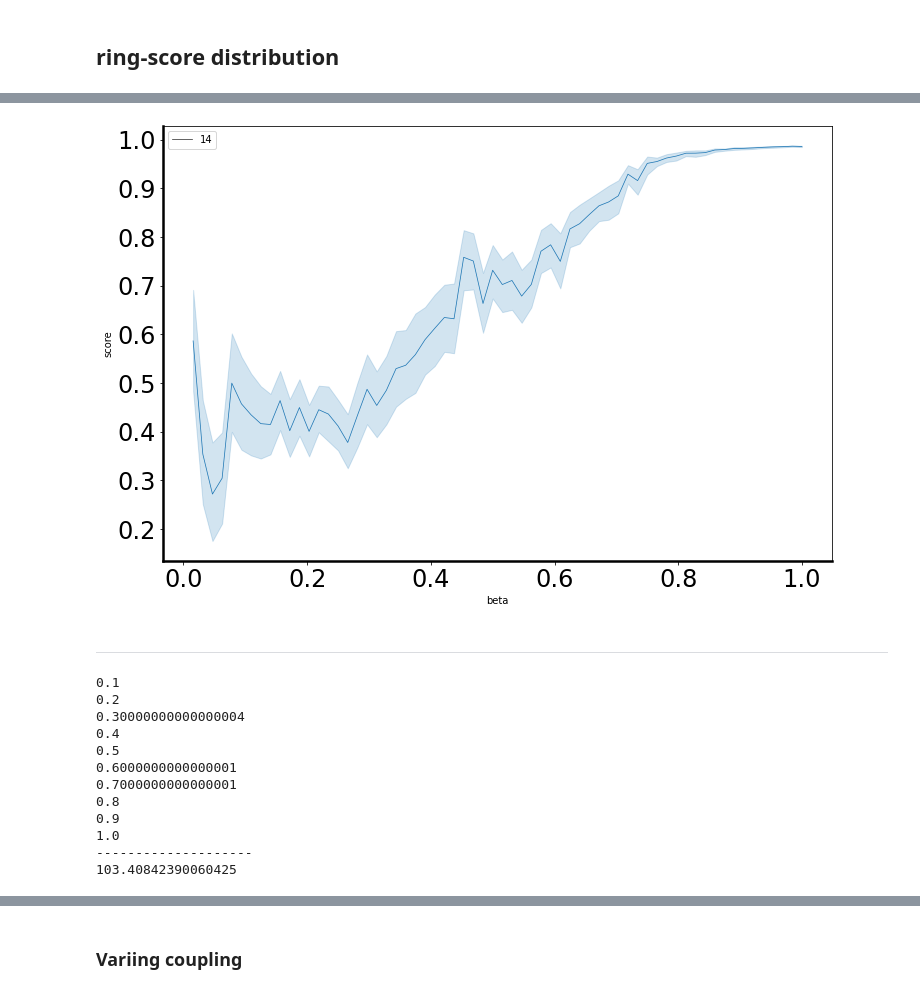
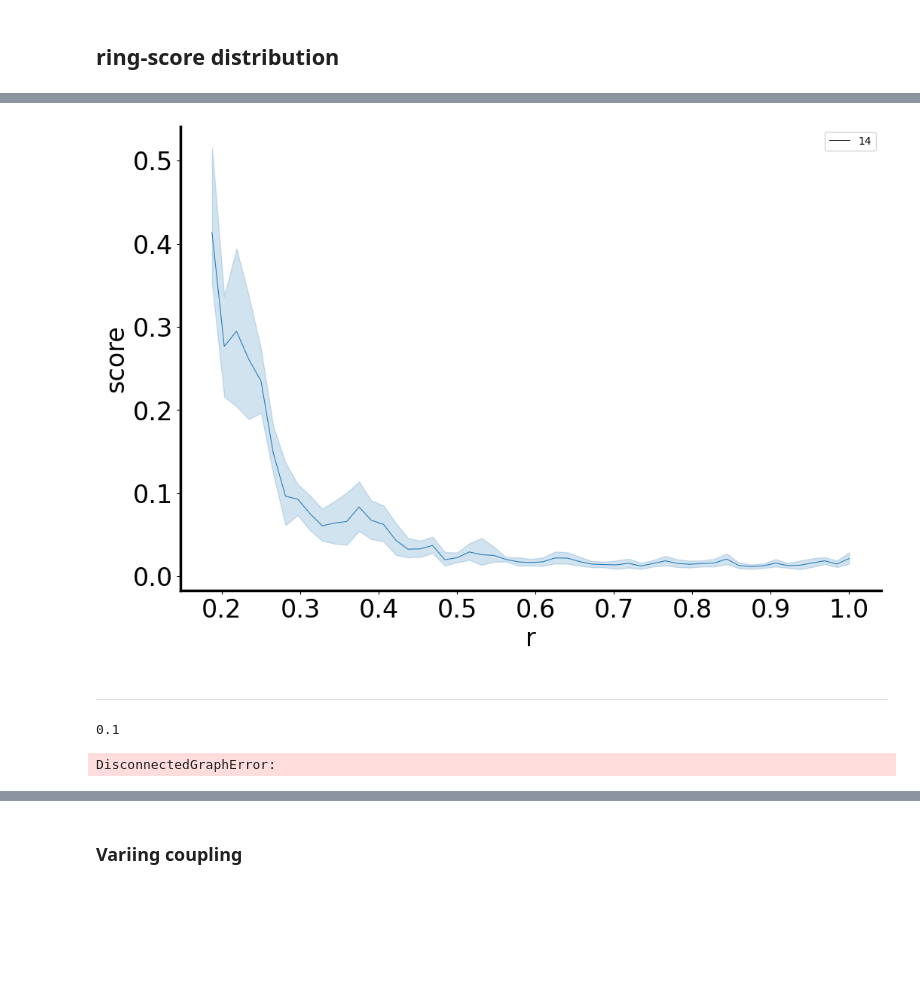
Before and after one commit to ClusterDuck123/ringity, a Jupyter notebook: doc/paper_figures/Fig3-network_model_parameters.ipynb, the cells around one changed output, grey strips where cells are left out. Drawn from its saved outputs; the diff is of its cells as text; code cells hidden in the pictures; blank space fills up the shorter version.

```diff
--- a/doc/paper_figures/Fig3-network_model_parameters.ipynb
+++ b/doc/paper_figures/Fig3-network_model_parameters.ipynb
@@ -17,16 +26,14 @@ from ringity.generators.utils.param_utils import rate_to_beta, beta_to_rate
 N = 2**9
 
 config_dict = {
-
-# MADE IT TO FIGURE
     'default' : {
-        'c' : 1,
+        'c' : 0.1,
         'r' : 0.25,
         'beta' : 1,
         'rho' : None,
     },
     'longerResponse' : {
-        'c' : 1,
+        'c' : 0.1,
         'r' : 0.375,
         'beta' : 1,
         'rho' : None,
@@ -38,7 +45,7 @@ config_dict = {
         'rho' : None,
     },
     'shorterDelay' : {
-        'c' : 1,
+        'c' : 0.1,
         'r' : 0.25,
         'beta' : 0.75,
         'rho' : None,
@@ -50,19 +57,19 @@ config_dict = {
         'rho' : 0.025,
     },
     'shorterResponse' : {
-        'c' : 1,
+        'c' : 0.1,
         'r' : 0.125,
         'beta' : 1,
         'rho' : None,
     },
     'evenLongerResponse' : {
-        'c' : 1,
+        'c' : 0.1,
         'r' : 0.75,
         'beta' : 1,
         'rho' : None,
     },
     'evenShorterDelay' : {
-        'c' : 1,
+        'c' : 0.1,
         'r' : 0.25,
         'beta' : 0.5,
         'rho' : None,
@@ -83,7 +90,7 @@ config_dict = {
 # %% [markdown]
 ## Default model
 # %%
-configuration = 'shorterDelay'
+configuration = 'longerResponse'
 
 kwargs = config_dict[configuration]
 # %%
@@ -164,7 +171,7 @@ rng.plot_nx(G, ax=ax, pos = spring_layout)
 # %% [markdown]
 ## ring-score distribution
 # %%
-n_ensemble = 2**6
+n_ensemble = 2**4
 n_arg_points = 2**6
 
 new_kwargs = {}
@@ -180,17 +187,12 @@ N = 2**8
 
 score = defaultdict(list)
 
-t1 = time.time()
-for arg in arg_list:
-    t2 = time.time()
-    print(arg, t2-t1)
-    for _ in range(n_ensemble):
-        G = rng.network_model(N = N, **new_kwargs, **{arg_name : arg})
-        try:
-            score[arg].append(rng.ring_score(G))
-        except rng.DisconnectedGraphError:
-            continue
+total = len(arg_list) * n_ensemble
+pbar = tqdm(product(arg_list, range(n_ensemble)), total = total)
 
-t2 = time.time()
-print(20*'-')
-print(t2 - t1)
+for arg, _ in pbar:
+    G = rng.network_model(N = N, **new_kwargs, **{arg_name : arg})
+    try:
+        score[arg].append(rng.ring_score(G))
+    except rexceptions.DisconnectedGraphError:
+        continue
@@ -223,12 +207,12 @@ plot_df.columns = (arg_name, 'score')
 # %%
 fig, ax = plt.subplots(figsize = (12,8))
 sns.lineplot(x = arg_name, y = "score", data = plot_df, ax=ax, size=14)
-rng.ax_setup(ax)
+rng.utils.plotting.ax_setup(ax)
 
-plot_df.to_csv(f"/Users/markusyoussef/Desktop/ring_score_plots/scores_{arg_name}_N{N}.csv")
-plt.savefig(f"/Users/markusyoussef/Desktop/ring_score_plots/scores_{arg_name}_N{N}.png")
+plot_df.to_csv(DIRNAME_DATA / 'results' / f"Fig3-scores_{arg_name}-N{N}.csv")
+plt.savefig(DIRNAME_DATA / 'plots' / f"Fig3-scores_{arg_name}-N{N}.png")
 # %% [output]
-[figure, old version]
+[figure, new version]
 # %% [markdown]
 ---
 # %%
@@ -252,17 +236,7 @@ print(20*'-')
 print(t2 - t1)
 # %% [output]
 0.1
-0.2
-0.30000000000000004
-0.4
-0.5
-0.6000000000000001
-0.7000000000000001
-0.8
-0.9
-1.0
---------------------
-103.40842390060425
+DisconnectedGraphError:
 # %%
 plot_df = pd.melt(pd.DataFrame(score))
 
```
Also changed, not shown: parts of 9 cells of this notebook, 2 other files.
